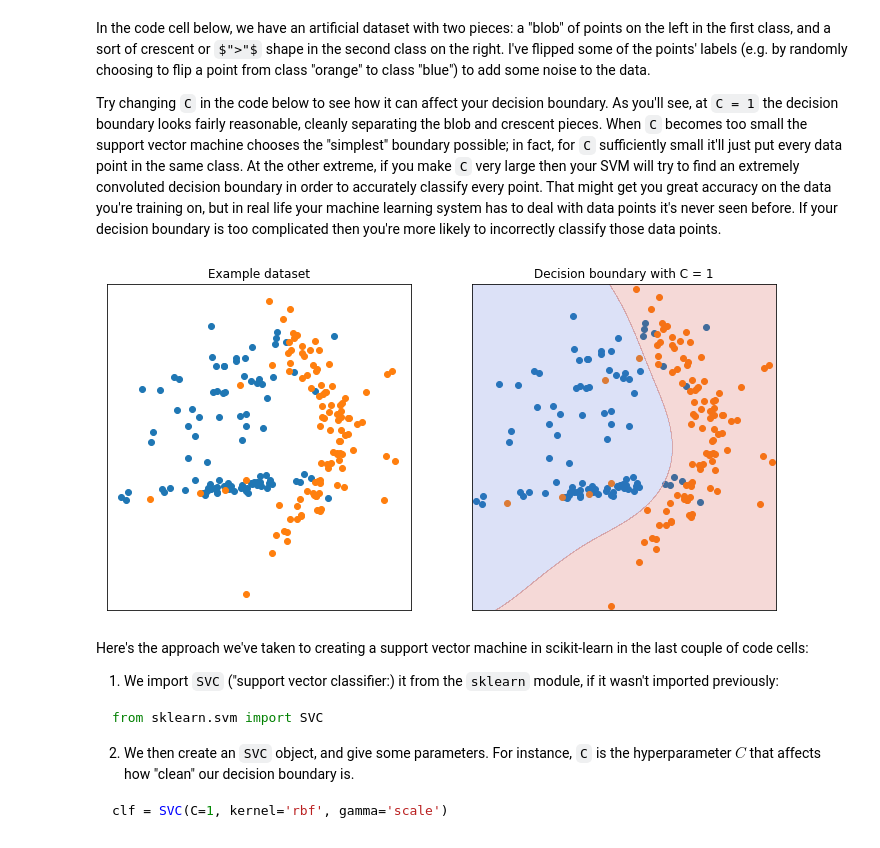
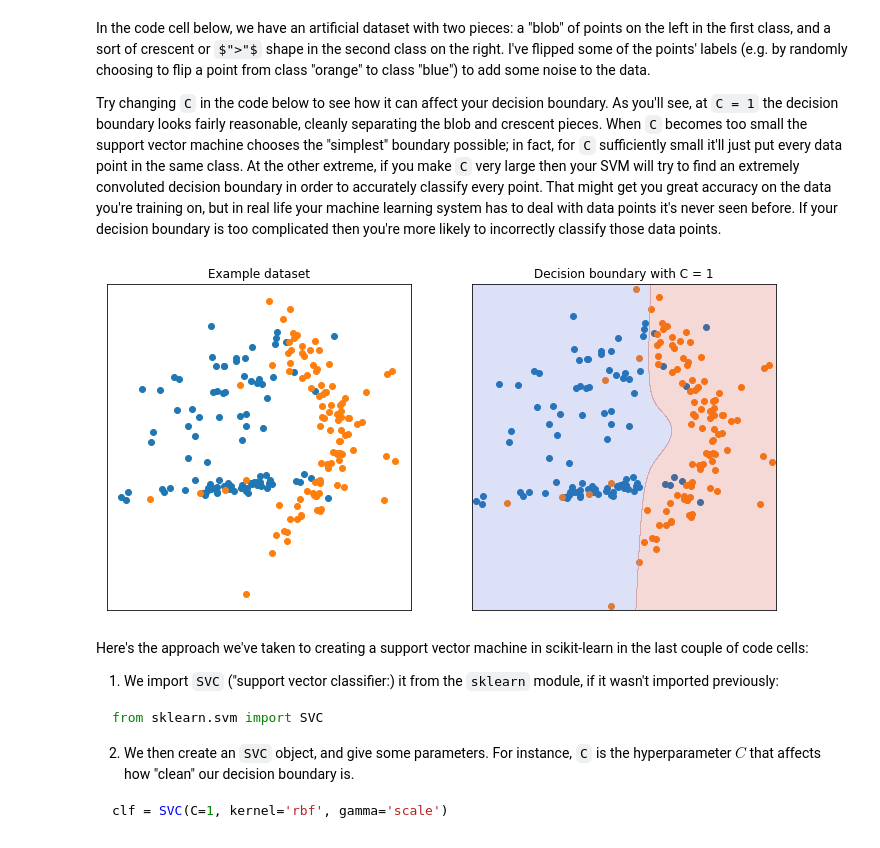
Before and after one commit to kernelmethod/Python-Data-Science-Workshop, a Jupyter notebook: 2. Intro to Machine Learning in Python with Scikit-learn.ipynb, the cells around one changed output. Saved outputs shown, nothing was run; the diff lists cells and outputs as text; code cells hidden in the pictures; some formulas as TeX source.

```diff
--- a/2. Intro to Machine Learning in Python with Scikit-learn.ipynb
+++ b/2. Intro to Machine Learning in Python with Scikit-learn.ipynb
@@ -158,34 +160,36 @@ Try changing `C` in the code below to see how it can affect your decision bounda
 # %%
 from sklearn.datasets import make_classification
 
 fig, axes = plt.subplots(1,2,figsize=(12,6))
 
 data, classes = make_classification(n_samples=200, n_features=2, n_redundant=0,
                                     flip_y=0.06, random_state=1, class_sep=1.2)
 
 ### Try changing the value of C!              ######
 ### Some values of C to try: C = 1; C = .025; ######
 ###  C = .01; C = 1000; C = 100000            ######
+### You can also try changing the kernel:     ######
+### kernel='poly', kernel='linear'            ######
 
 # YOUR CODE HERE
-clf = SVC(C=1, kernel='rbf', gamma='scale')
+clf = SVC(C=1, kernel='poly', gamma='scale')
 # END YOUR CODE
 
 #####################################################
 
 clf.fit(data, classes)
 
 for ax in axes:
     ax.set_xticks([]); ax.set_yticks([])
     ax.scatter(data[classes == 0,0], data[classes == 0,1])
     ax.scatter(data[classes == 1,0], data[classes == 1,1])
 
 plot_decision_boundary(data, clf, axes[1], incr=0.1, h=0.005)
 axes[0].set_title("Example dataset")
 axes[1].set_title("Decision boundary with C = " + str(clf.C))
 plt.show()
 # %% [output]
-[figure, old version]
+[figure, new version]
 # %% [markdown]
 Here's the approach we've taken to creating a support vector machine in scikit-learn in the last couple of code cells:
 
```
Also changed, not shown: parts of 10 cells of this notebook.
